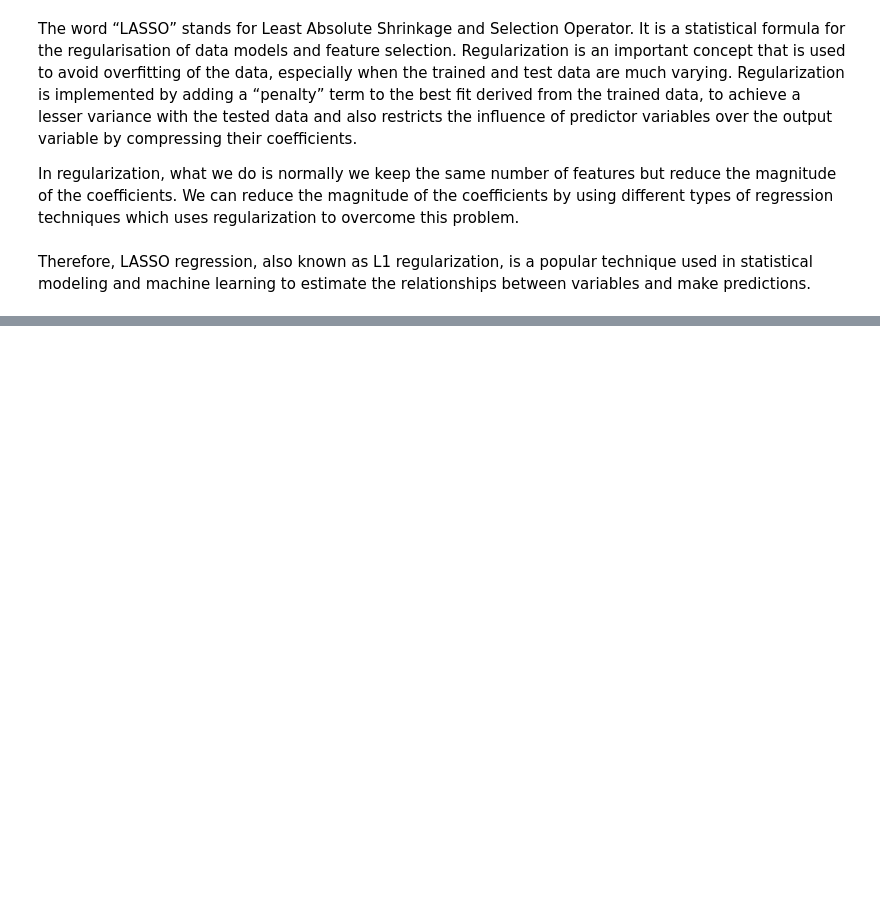
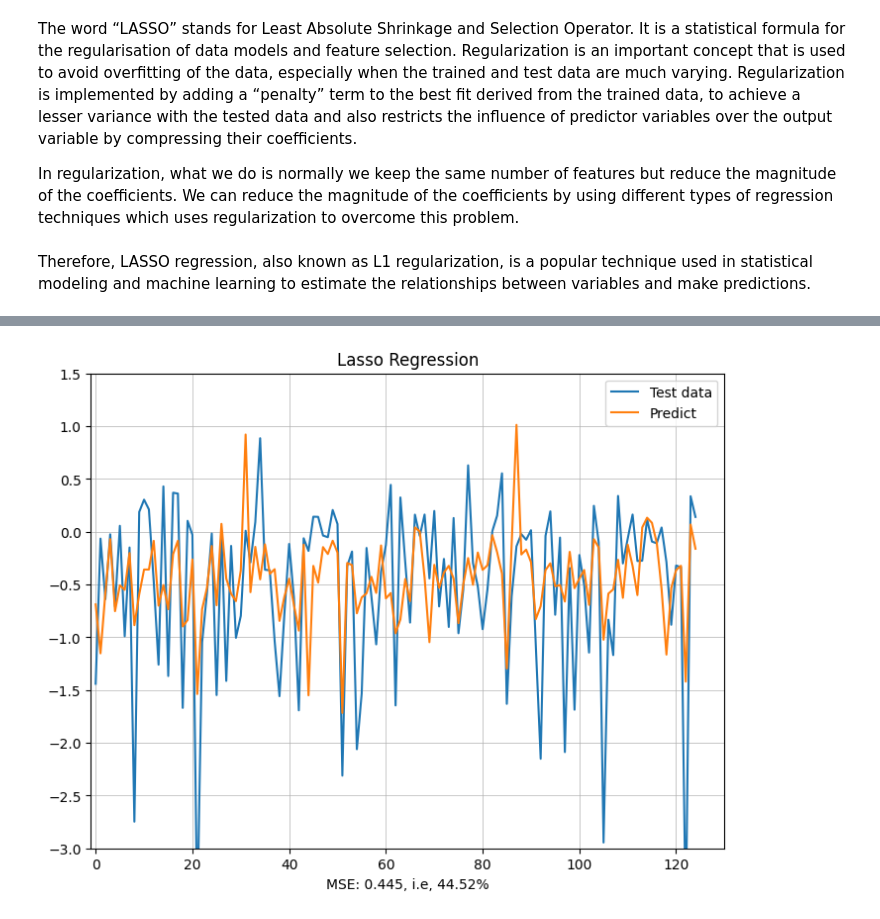
Before and after one commit to Shnrqpdr/linear-regression-models, a Jupyter notebook: lasso-regression.ipynb, the cells around one changed output, grey strips where cells are left out. Saved outputs shown, nothing was run; the diff lists cells and outputs as text; code cells hidden in the pictures; blank space fills up the shorter version.

Commit message:
Model with vectorizing

```diff
--- a/lasso-regression.ipynb
+++ b/lasso-regression.ipynb
@@ -32 +47,7 @@ utils.histogram('fixed_bins_size', df['hform'], 'HFORM', 'upper right', 100, 'HF
+# %%
+features = df.drop(columns=['hform', 'Material', 'Space Group'])
+# %%
+material_vectorization = vectorization(df['Material'].tolist())
+space_vectorization = vectorization(df['Space Group'].tolist())
+features = pd.concat([features, material_vectorization, space_vectorization], axis=1)
 # %% [markdown]
@@ -34,3 +55,6 @@ We should spliting our data to separate the df in two sets: train set e test set
 # %%
 from sklearn.model_selection import train_test_split
-data_train, data_test = train_test_split(df, test_size = 0.2, random_state = 2)
+
+
+features_train, features_test = train_test_split(features, test_size = 0.2, random_state = 2)
+target_train, target_test = train_test_split(df['hform'], test_size = 0.2, random_state = 2)
@@ -84,14 +71,14 @@ from sklearn import metrics
 from sklearn import linear_model
 
 model_lasso = linear_model.Lasso(alpha=1,max_iter=100000) # least square minimum
-model_lasso.fit(X,Y)
+model_lasso.fit(features_train,target_train)
 
-y_pred_train = model_lasso.predict(X)
-train_error  = metrics.mean_squared_error(Y, y_pred_train, squared=True)
+y_pred_train = model_lasso.predict(features_train)
+train_error  = metrics.mean_squared_error(target_train, y_pred_train, squared=True)
 
 
-y_pred_test=model_lasso.predict(X_test)
-test_error=metrics.mean_squared_error(Y_test, y_pred_test, squared=True)
+y_pred_test=model_lasso.predict(features_test)
+test_error=metrics.mean_squared_error(target_test, y_pred_test, squared=True)
 
 print('Train error (MSE): ', train_error)
 print('Test error (MSE):  ', test_error)
@@ -117 +111,17 @@ Index of the max of the lasso coef:  33
 Index of the min of the lasso coef:  1
+# %%
+fig = plt.figure(figsize=(8,6))
+
+axes = fig.add_axes([0.1,0.1,0.8,0.8])
+axes.plot(target_test.squeeze().reset_index(drop=True), ls='-', label="Test data")
+axes.plot(y_pred_test, ls='-', label="Predict")
+axes.set_xlim(-1, 130)
+axes.set_ylim(-3, 1.5)
+axes.set_title(f'Lasso Regression')
+axes.set_xlabel(f'MSE: {test_error:.3f}, i.e, {test_error*100.0:.2f}%')
+
+axes.legend(loc='upper right')
+
+plt.grid(linestyle='-', linewidth=0.5)
+# %% [output]
+[figure, added]
```
Also changed, not shown: parts of 14 cells of this notebook, 1 other file.
